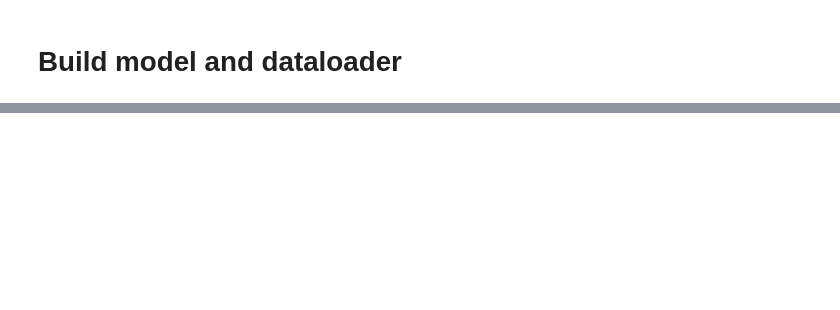
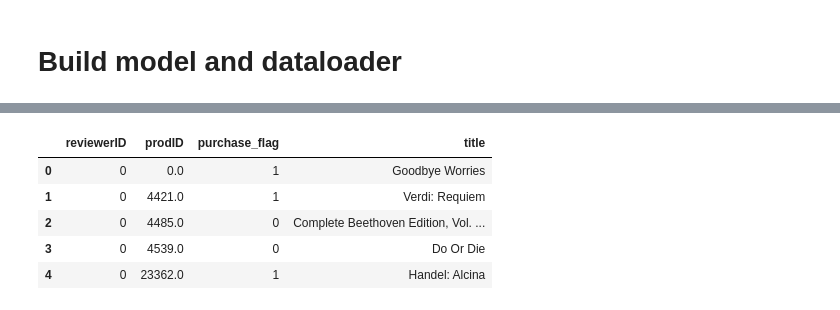
Before and after one commit to damiah/damiah.github.io, a Jupyter notebook: amazon-music-reviews/final-model.ipynb, the cells around one changed output, grey strips where cells are left out. Cells and saved outputs as stored; diff of their text form; code cells hidden in the pictures; blank space fills up the shorter version.

```diff
--- a/amazon-music-reviews/final-model.ipynb
+++ b/amazon-music-reviews/final-model.ipynb
@@ -123,15 +77,14 @@ from torch.utils.data import Dataset, DataLoader
 class music_dataset(Dataset):
 
     def __init__(self):
-        xy = np.load('merged_album_data_final')
+        xy = np.load('merged_album_data_final_no_genre')
         self.u = np.array(xy.iloc[:,0:1])
         self.p = np.array(xy.iloc[:,1:2])
-        self.g = np.array(xy.iloc[:,2:3])
-        self.upg = np.array(xy.drop(xy.columns[3],axis=1))
-        self.y = np.array(xy.iloc[:,3:])
+        self.up = np.array(xy.drop(xy.columns[2],axis=1))
+        self.y = np.array(xy.iloc[:,2:])
     def __len__(self):
-        return len(self.upg)
+        return len(self.up)
 
     def __getitem__(self, idx):
-        return self.upg[idx], self.y[idx]
+        return self.up[idx], self.y[idx]
 # %%
@@ -199,51 +151,47 @@ def cosine(t_max, eta_min=0):
 #https://github.com/devforfu/pytorch_playground/blob/master/movielens.ipynb
 import math
 import torch.nn.functional as F
-
-#load dataset and loader
 df_new = music_dataset()
 ds = DataLoader(df_new, batch_size=64, shuffle=True)
 
-#load model
 model = EmbeddingModel(n_dims=40, n_users=len(np.unique(df_new.u)),
-           n_items=len(np.unique(df_new.p)), n_genres=len(genre_index))
-#loss
-lr=1e-2
+           n_items=len(np.unique(df_new.p)))
+lr=5e-3
 loss_func = BCELoss()
-max_epochs = 1
+max_epochs = 2
 optimizer = Adam(model.parameters(),lr=lr,weight_decay=1e-5)
 iterations_per_epoch = len(ds)
 scheduler = CyclicLR(optimizer, cosine(t_max=iterations_per_epoch * 2, eta_min=lr/10))
 optimizer.zero_grad()
 full_loss_df = []
 loss_values = []
-iteration = 0
 for epoch in range(max_epochs):
     # Training
     loss= 0.
     for local_index, local_batch in enumerate(ds, 0):
-        iteration += 1
         loss= 0.
         #pass in the indices of the batch user and prod
-        output = model.forward(local_batch[0][:,0:1].squeeze(1).long(),
-                               local_batch[0][:,1:2].squeeze(1).long(),
-                               local_batch[0][:,2:3].squeeze(1).long())
+        output = model.forward(local_batch[0][:,0:1].squeeze(1).long(), local_batch[0][:,1:2].squeeze(1).long())
         #compare outputs of batch with n=64 to label and compute the loss
         labels = local_batch[1].float()
         #calculate the loss
+        a = model.u_weight(local_batch[0][:,0:1].squeeze(1).long()[0]).clone()
         loss = loss_func(output, labels.squeeze(1))
         scheduler.step()
         #update the parameters using backpropogation
         loss.backward()
         optimizer.step()
+        b = model.u_weight(local_batch[0][:,0:1].squeeze(1).long()[0]).clone()
+        #check if it's trained. if it hasn't then stop the training
+        assert torch.equal(a.data, b.data)==False
         optimizer.zero_grad()
         loss_values.append(loss.data.item())
         if (len(loss_values) % 100 == 0) | (len(loss_values) == 1):
             print(loss.data.item())
+
     #load full dataset and run forward pass
-    output_full = Variable(model.forward(torch.tensor(df_new.upg[:,0:1].squeeze(1)).long(),
-                                 torch.tensor(df_new.upg[:,1:2].squeeze(1)).long(),
-                                 torch.tensor(df_new.upg[:,2:3].squeeze(1)).long()), requires_grad=False)
+    output_full = Variable(model.forward(torch.tensor(df_new.up[:,0:1].squeeze(1)).long(),
+                                 torch.tensor(df_new.up[:,1:2].squeeze(1)).long()), requires_grad=False)
     full_loss = loss_func(output_full, Variable(torch.tensor(df_new.y).float().squeeze(1)))        #calculate the loss
     full_loss_df.append(full_loss.data.item())
 # %% [output]
@@ -283,0 +222,11 @@ for i in range(len(prod_genre)-1):
+# %%
+title_index = {v: k for k, v in music_index.items()}
+a['title'] = a['prodID'].apply(lambda x: title_index[x])
+a.head()
+# %% [output]
+|  | reviewerID | prodID | purchase_flag | title |
+| 0 | 0 | 0.0 | 1 | Goodbye Worries |
+| 1 | 0 | 4421.0 | 1 | Verdi: Requiem |
+| 2 | 0 | 4485.0 | 0 | Complete Beethoven Edition, Vol. ... |
+| 3 | 0 | 4539.0 | 0 | Do Or Die |
+| 4 | 0 | 23362.0 | 1 | Handel: Alcina |
```
Also changed, not shown: parts of 37 cells of this notebook.
